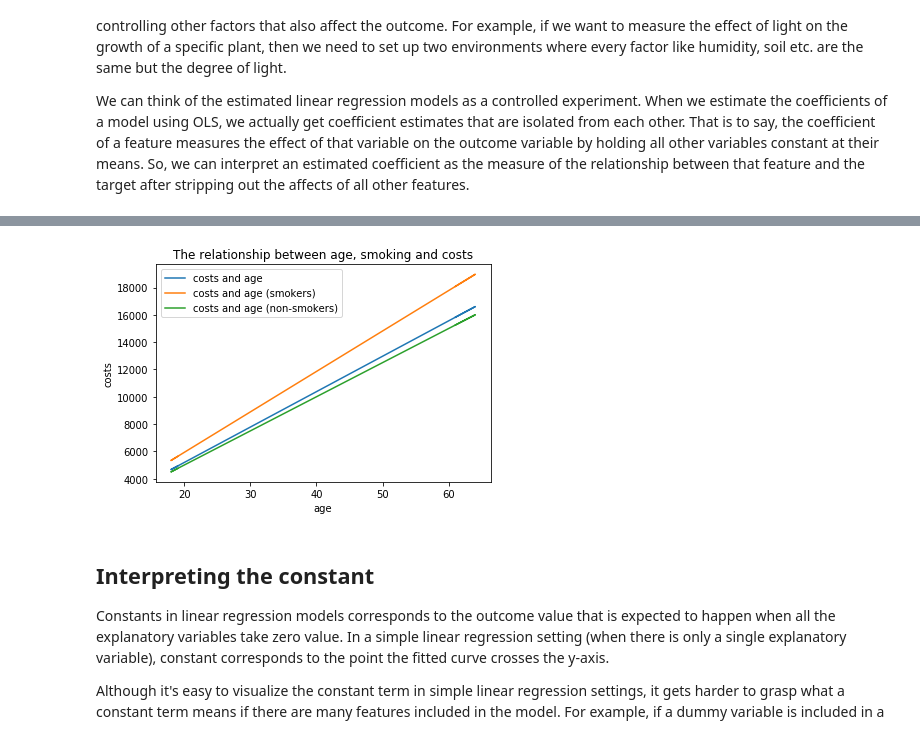
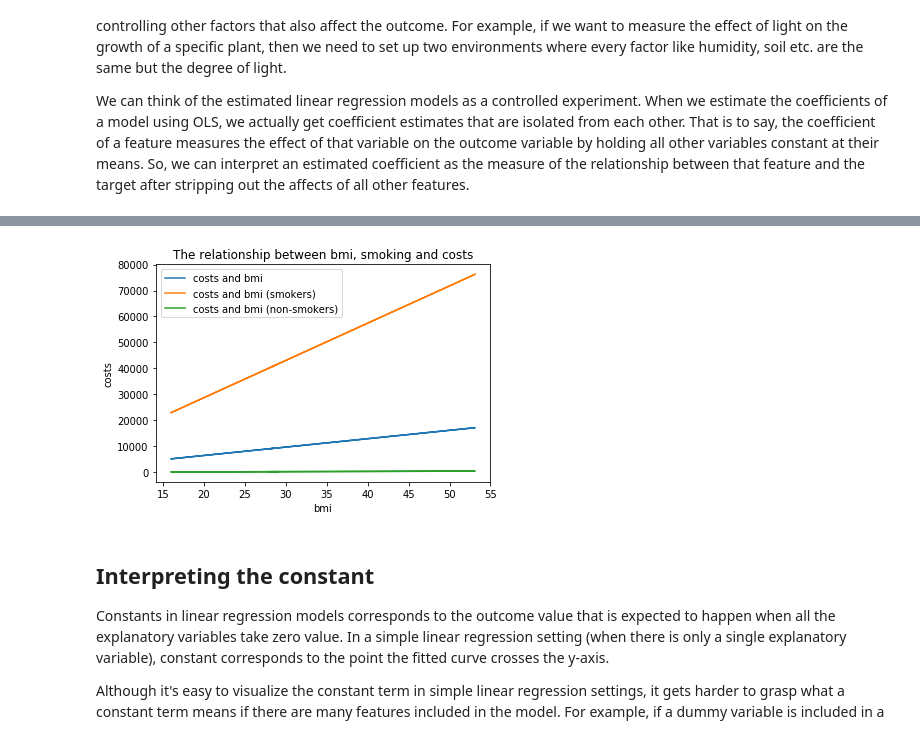
Before and after one commit to Thinkful-Ed/machine-learning-regression-problems, a Jupyter notebook: notebooks/4.understanding_the_relationship.ipynb, the cells around one changed output, grey strips where cells are left out. Cells and saved outputs as stored; diff of their text form; code cells hidden in the pictures.

```diff
--- a/notebooks/4.understanding_the_relationship.ipynb
+++ b/notebooks/4.understanding_the_relationship.ipynb
@@ -144,0 +139,19 @@ We can illustrate this in a graph as follows:
+# %%
+# Y is the target variable
+Y = insurance_df['charges']
+
+# This is the interaction between bmi and smoking
+insurance_df["bmi_is_smoker"] = insurance_df.bmi * insurance_df.is_smoker
+
+# X is the feature set
+X = insurance_df[['is_male','is_smoker', 'age', 'bmi', "bmi_is_smoker"]]
+
+# We add constant to the model as it's a best practice
+# to do so everytime!
+X = sm.add_constant(X)
+
+# We fit an OLS model using statsmodels
+results = sm.OLS(Y, X).fit()
+
+# We print the summary results
+print(results.summary())
@@ -145,21 +188,21 @@ We can illustrate this in a graph as follows:
 # %%
 
-costs_age = insurance_df.age * 259.45
-costs_age_smokers = insurance_df.age * (250.10 + 46.33)
-costs_age_non_smokers = insurance_df.age * 250.10
+costs_bmi = insurance_df.bmi * 323.0511
+costs_bmi_smokers = insurance_df.bmi * 1435.6081
+costs_bmi_non_smokers = insurance_df.bmi * 7.9686
 
 
-plt.plot(insurance_df.age, costs_age)
-plt.plot(insurance_df.age, costs_age_smokers)
-plt.plot(insurance_df.age, costs_age_non_smokers)
-plt.legend(["costs and age", "costs and age (smokers)", "costs and age (non-smokers)"])
-plt.xlabel("age")
+plt.plot(insurance_df.bmi, costs_bmi)
+plt.plot(insurance_df.bmi, costs_bmi_smokers)
+plt.plot(insurance_df.bmi, costs_bmi_non_smokers)
+plt.legend(["costs and bmi", "costs and bmi (smokers)", "costs and bmi (non-smokers)"])
+plt.xlabel("bmi")
 plt.ylabel("costs")
-plt.title("The relationship between age, smoking and costs")
+plt.title("The relationship between bmi, smoking and costs")
 
 plt.show()
 # %% [output]
-[figure, old version]
+[figure, new version]
 # %% [markdown]
 ## Interpreting the constant
 
```
Also changed, not shown: parts of 15 cells of this notebook, 4 other files.
